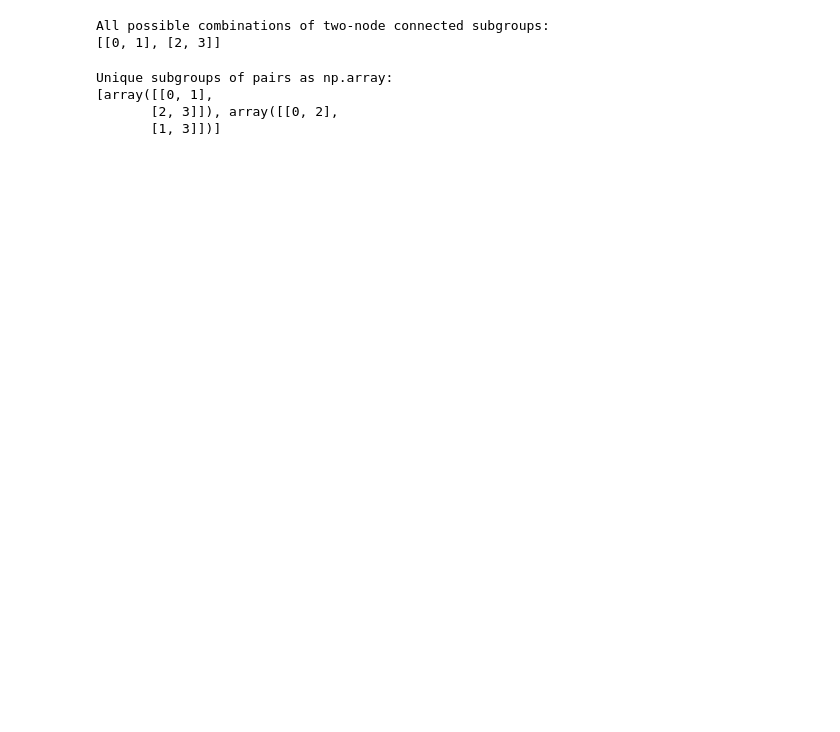
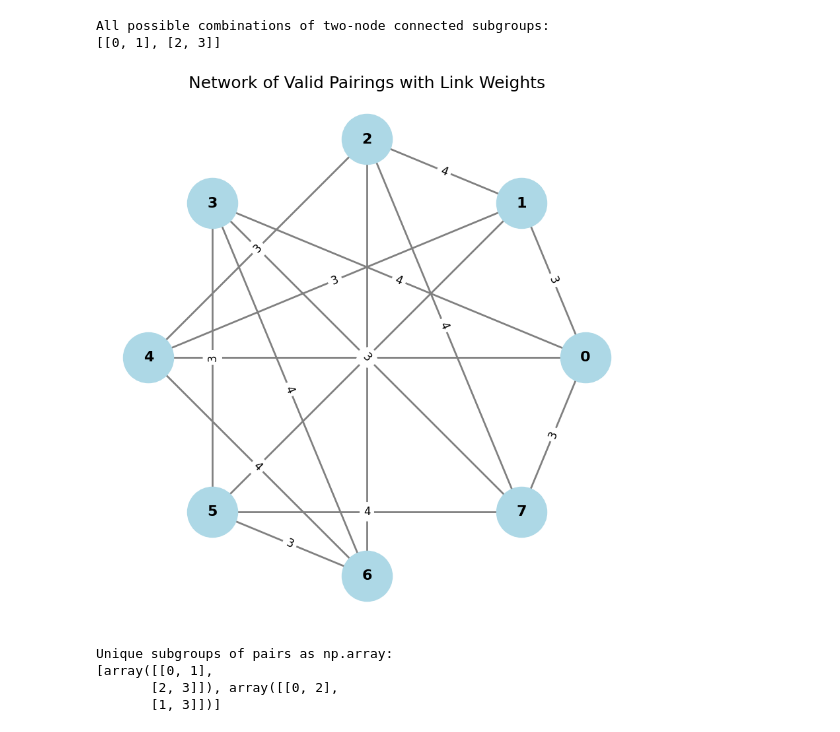
Before and after one commit to jacksonhenry3/Qnibble, a Jupyter notebook: Notebooks/2Qsubgroups.ipynb, the cells around one changed output. Saved outputs shown, nothing was run; the diff lists cells and outputs as text; code cells hidden in the pictures; blank space fills up the shorter version.

```diff
--- a/Notebooks/2Qsubgroups.ipynb
+++ b/Notebooks/2Qsubgroups.ipynb
@@ -61,6 +62,63 @@ for subgroup in two_node_subgroups:
 # %% [output]
 All possible combinations of two-node connected subgroups:
 [[0, 1], [2, 3]]
+# %%
+import networkx as nx
+import matplotlib.pyplot as plt
+from itertools import combinations
+from collections import defaultdict
+
+# Create a C₄-regular graph with 8 nodes (for example, using a known construction)
+G = nx.generators.random_graphs.random_regular_graph(4, 8)
+
+# Find all the edges
+edges = list(G.edges())
+
+# Count the number of valid pairings
+valid_pairings = []
+for comb in combinations(edges, 4):
+    # Check if all nodes in the selected pairs are distinct
+    nodes_in_pairs = [node for edge in comb for node in edge]
+    if len(set(nodes_in_pairs)) == 8:  # All nodes are distinct
+        valid_pairings.append(comb)
+
+# Count the number of times each pair of nodes appear across all valid pairings
+pair_counts = defaultdict(int)
+
+for pairing in valid_pairings:
+    for edge in pairing:
+        # Ensure the pair is always sorted, to avoid double-counting (i.e., (0, 1) and (1, 0))
+        pair_counts[tuple(sorted(edge))] += 1
+
+# Create a graph and add edges with the frequency count as weights
+network = nx.Graph()
+
+# Add nodes from 0 to 7
+network.add_nodes_from(range(8))
+
+# Add weighted edges (pair count as weight)
+for pair, count in pair_counts.items():
+    network.add_edge(pair[0], pair[1], weight=count)
+
+# Plot the network with a circular layout
+node_order = list(range(8))
+
+# Calculate positions for each node in a circle
+angle = 2 * np.pi / len(node_order)
+pos = {node: (np.cos(i * angle), np.sin(i * angle)) for i, node in enumerate(node_order)}
+
+# Draw the network
+plt.figure(figsize=(8, 8))
+nx.draw(network, pos, with_labels=True, node_color='lightblue', node_size=3000, font_size=16, font_weight='bold', edge_color='gray', width=2)
+
+# Draw edge labels for weights
+edge_labels = nx.get_edge_attributes(network, 'weight')
+nx.draw_networkx_edge_labels(network, pos, edge_labels=edge_labels, font_size=12)
+
+plt.title("Network of Valid Pairings with Link Weights", fontsize=18)
+plt.show()
+# %% [output]
+[figure, added]
 # %%
 #NEW CODE USE THIS
 import numpy as np
```
Also changed, not shown: parts of 7 cells of this notebook, 5 other files.
